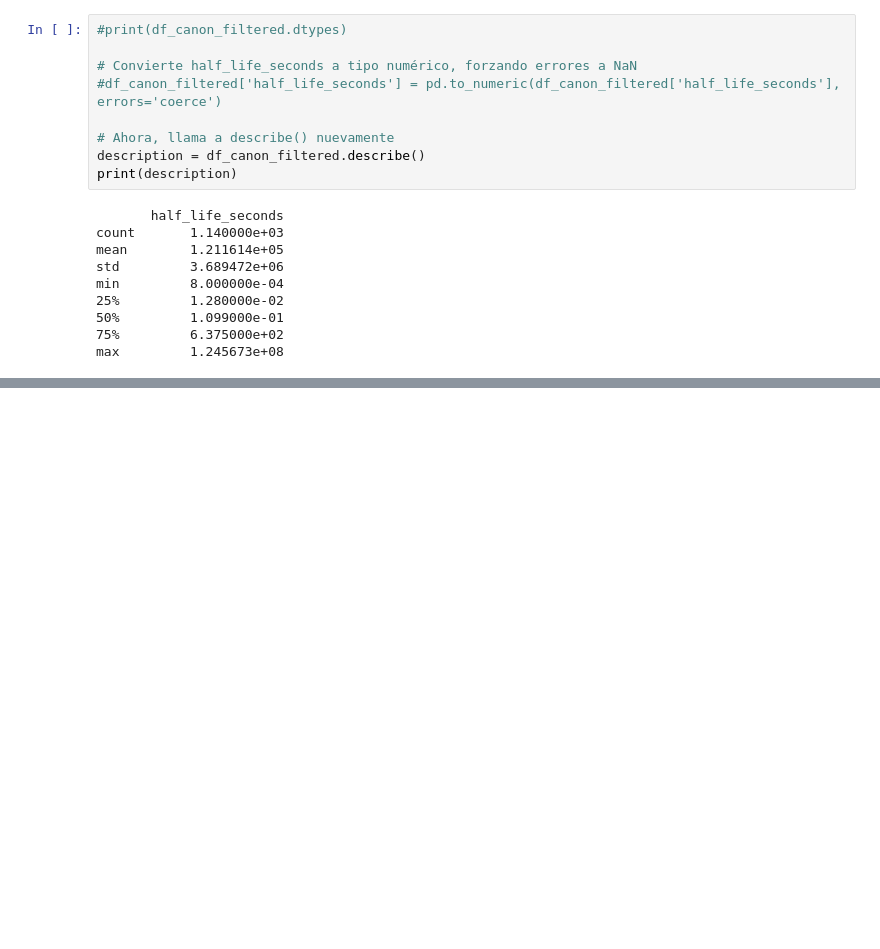
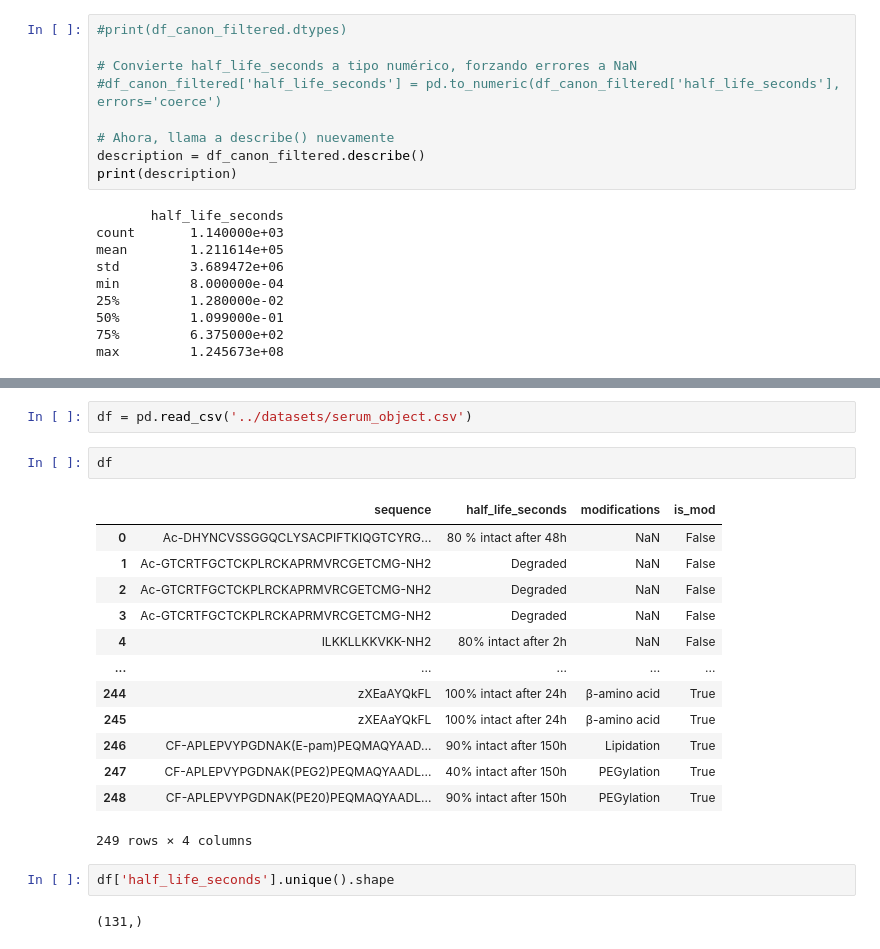
Before and after one commit to Jmartingar/Code, a Jupyter notebook: scripts/analysis.ipynb, the cells around one changed output, grey strips where cells are left out. Saved outputs shown, nothing was run; the diff lists cells and outputs as text; blank space fills up the shorter version.

```diff
--- a/scripts/analysis.ipynb
+++ b/scripts/analysis.ipynb
@@ -267,0 +281,22 @@ max         1.245673e+08
+# %%
+df = pd.read_csv('../datasets/serum_object.csv')
+# %%
+df
+# %% [output]
+|  | sequence | half_life_seconds | modifications | is_mod |
+| 0 | Ac-DHYNCVSSGGQCLYSACPIFTKIQGTCYRG... | 80 % intact after 48h | NaN | False |
+| 1 | Ac-GTCRTFGCTCKPLRCKAPRMVRCGETCMG-NH2 | Degraded | NaN | False |
+| 2 | Ac-GTCRTFGCTCKPLRCKAPRMVRCGETCMG-NH2 | Degraded | NaN | False |
+| 3 | Ac-GTCRTFGCTCKPLRCKAPRMVRCGETCMG-NH2 | Degraded | NaN | False |
+| 4 | ILKKLLKKVKK-NH2 | 80% intact after 2h | NaN | False |
+| ... | ... | ... | ... | ... |
+| 244 | zXEaAYQkFL | 100% intact after 24h | β-amino acid | True |
+| 245 | zXEAaYQkFL | 100% intact after 24h | β-amino acid | True |
+| 246 | CF-APLEPVYPGDNAK(E-pam)PEQMAQYAAD... | 90% intact after 150h | Lipidation | True |
+| 247 | CF-APLEPVYPGDNAK(PEG2)PEQMAQYAADL... | 40% intact after 150h | PEGylation | True |
+| 248 | CF-APLEPVYPGDNAK(PE20)PEQMAQYAADL... | 90% intact after 150h | PEGylation | True |
+249 rows × 4 columns
+# %%
+df['half_life_seconds'].unique().shape
+# %% [output]
+(131,)
```
Also changed, not shown: parts of 4 cells of this notebook, 3 other files.
